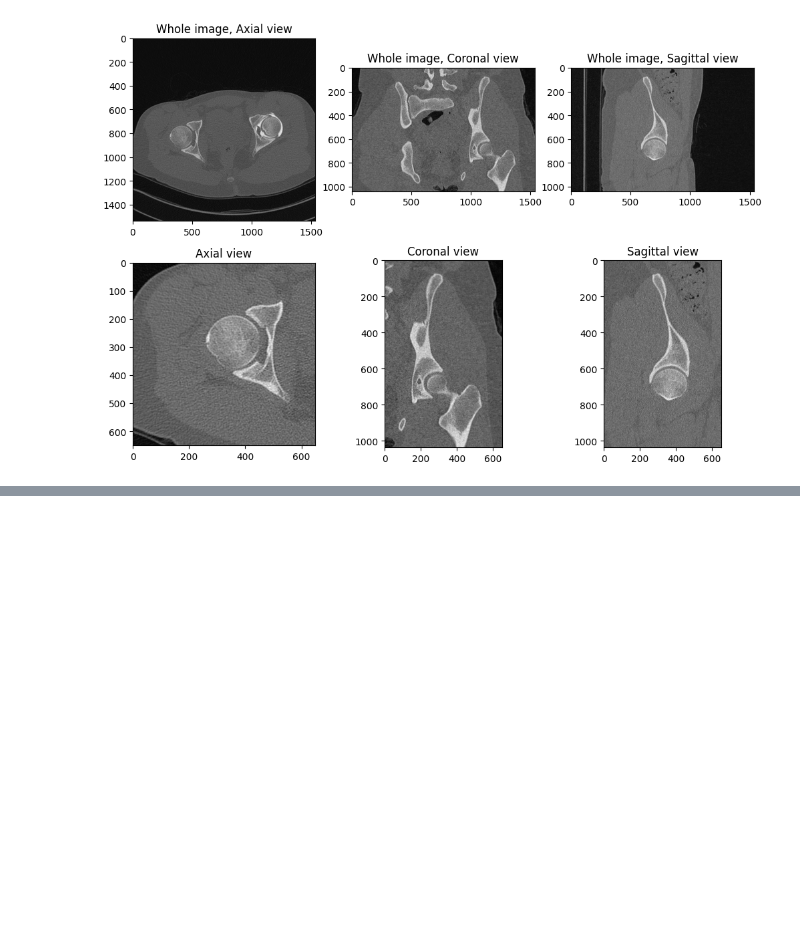
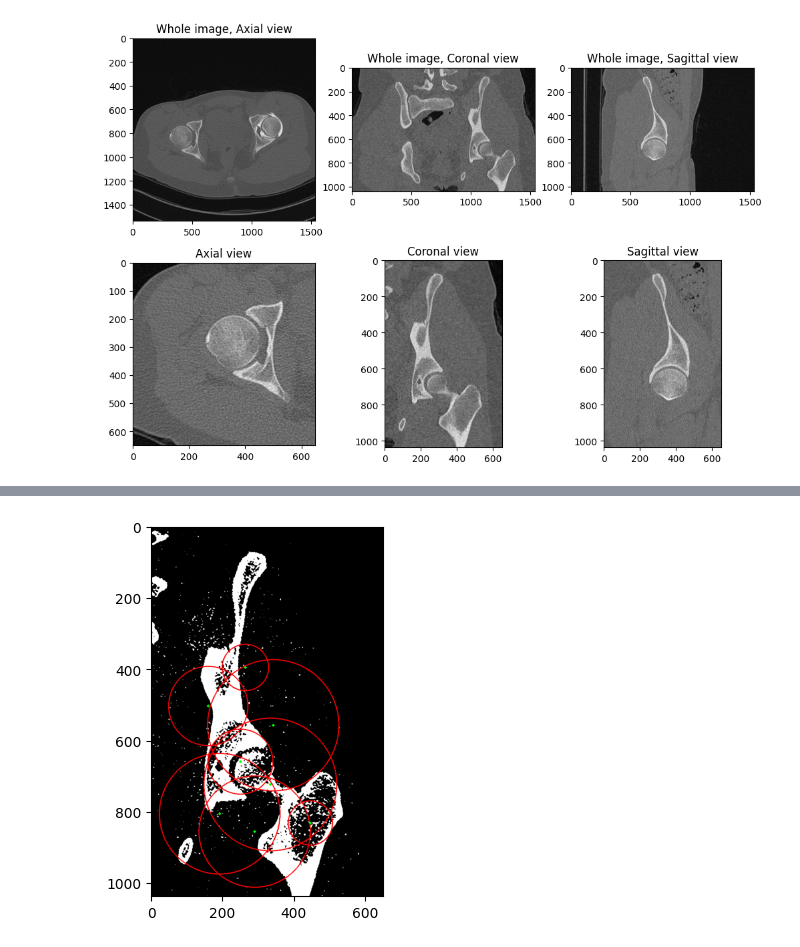
Before and after one commit to Sentz98/FemoralHeadSegmentation, a Jupyter notebook: assignement.ipynb, the cells around one changed output, grey strips where cells are left out. Saved outputs shown, nothing was run; the diff lists cells and outputs as text; code cells hidden in the pictures; blank space fills up the shorter version.

Commit message:
Find femor

```diff
--- a/assignement.ipynb
+++ b/assignement.ipynb
@@ -118,29 +114,18 @@ True
 # %%
-#read image
-cor = cv2.imread('Coronal.png',cv2.IMREAD_GRAYSCALE)
+def find_femoral_head(img):
+    scan = preprocess(img)
+    circles = cv2.HoughCircles(scan, cv2.HOUGH_GRADIENT, 1, 100,
+                               param1=50, param2=30, minRadius=50, maxRadius=220)
 
-detected_image = cor.copy()
+    scan = cv2.cvtColor(scan, cv2.COLOR_GRAY2RGB)
 
-#make a 3 channel image grayscale
+    if circles is not None:
+        circles = np.uint16(np.around(circles))
 
-# Use Hough Transform to find the circle
-circles = cv2.HoughCircles(detected_image, cv2.HOUGH_GRADIENT, 1, 200,
-                           param1=100, param2=30, minRadius=100, maxRadius=200)
+        for circle in circles[0, :]:
+            # draw the outer circle
+            cv2.circle(scan, (circle[0], circle[1]), circle[2], (255, 0, 0), 2)
+            # draw the center of the circle
+            cv2.circle(scan, (circle[0], circle[1]), 2, (0, 255, 0), 3)
 
-detected_image = cv2.cvtColor(detected_image, cv2.COLOR_GRAY2BGR)
-
-if circles is not None:
-    circles = np.uint16(np.around(circles))
-
-    for circle in circles[0, :]:
-        if circle[2] < 170:
-            continue
-        # draw the outer circle
-        cv2.circle(detected_image, (circle[0], circle[1]), circle[2], (255, 0, 0), 2)
-        # draw the center of the circle
-        cv2.circle(detected_image, (circle[0], circle[1]), 2, (0, 255, 0), 3)
-
-# Show the image
-plt.imshow(detected_image)
-plt.title('Coronal view with circle')
-plt.show()
+    return scan, circles
@@ -186,0 +132,7 @@ NameError: name 'testIm' is not defined
+# %%
+output , circles = find_femoral_head(coronal_roi)
+
+plt.imshow(output)
+plt.show()
+# %% [output]
+[figure, added]
```
Also changed, not shown: parts of 9 cells of this notebook, 1 other file.
